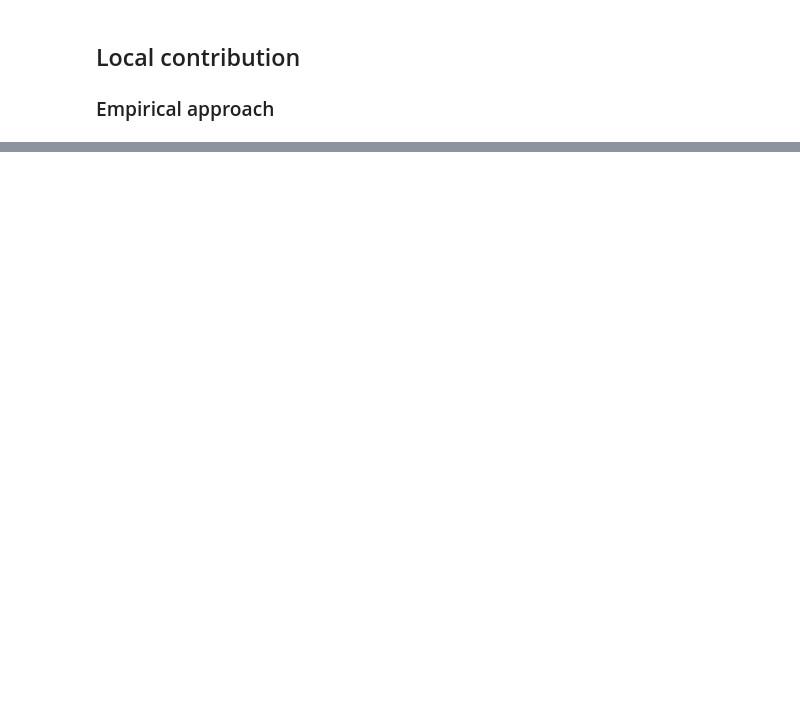
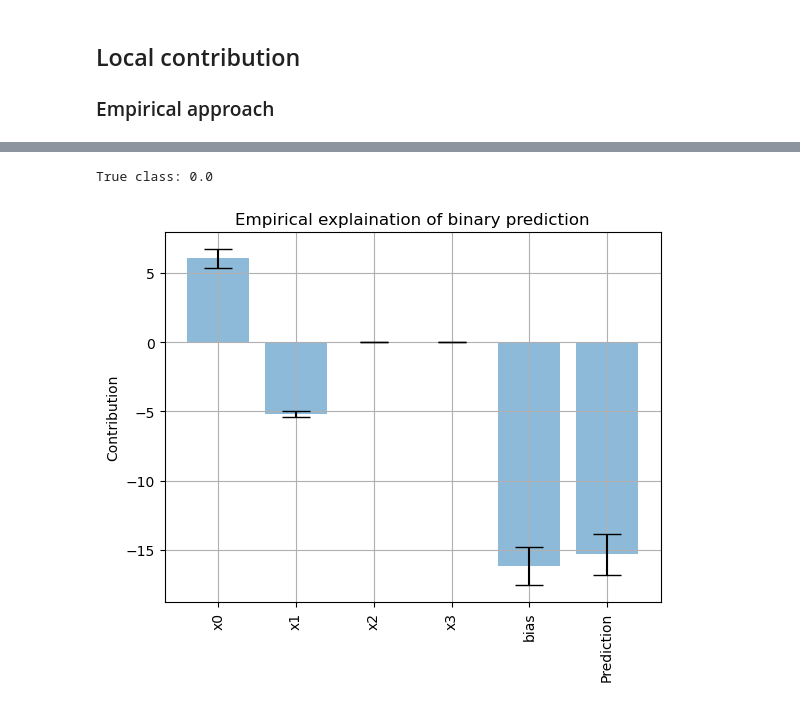
Before and after one commit to eirihoyh/ISLBBNN, a Jupyter notebook: examples/non_linear_function/lrt.ipynb, the cells around one changed output, grey strips where cells are left out. Cells and saved outputs as stored; diff of their text form; code cells hidden in the pictures; blank space fills up the shorter version.

```diff
--- a/examples/non_linear_function/lrt.ipynb
+++ b/examples/non_linear_function/lrt.ipynb
@@ -332,0 +343,7 @@ True class: 1.0
+# %%
+explain_this = train_dat[14,:-1].reshape(-1, p)
+print(f"True class: {train_dat[14,-1]}")
+pf.plot_local_contribution_empirical(net, explain_this, sample=True, median=True, n_samples=1_000, include_bias=True, variable_names=["x0", "x1", "x2", "x3"], class_names=["binary prediction"])
+# %% [output]
+True class: 0.0
+[figure, added]
```
Also changed, not shown: parts of 7 cells of this notebook, 57 other files.
